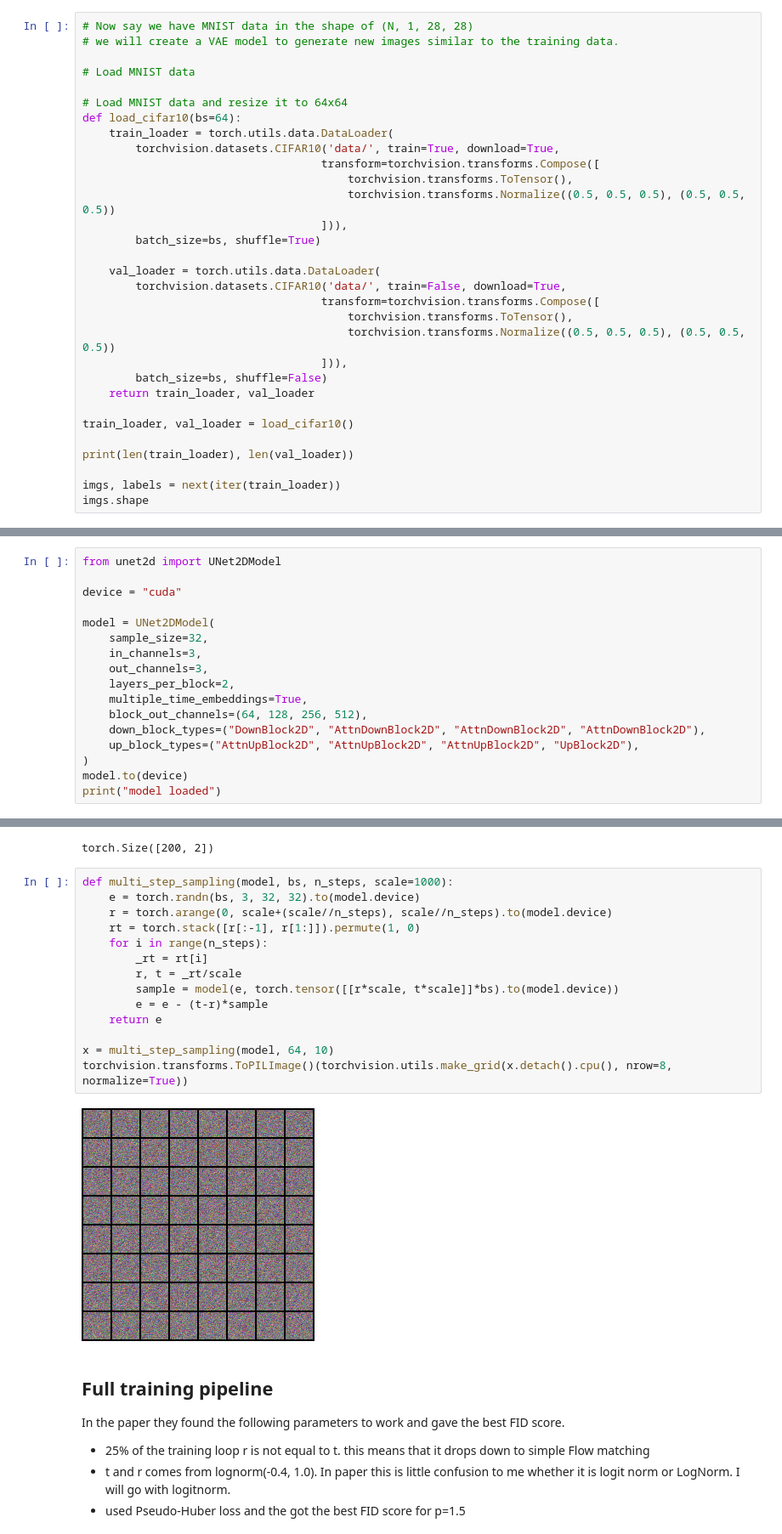
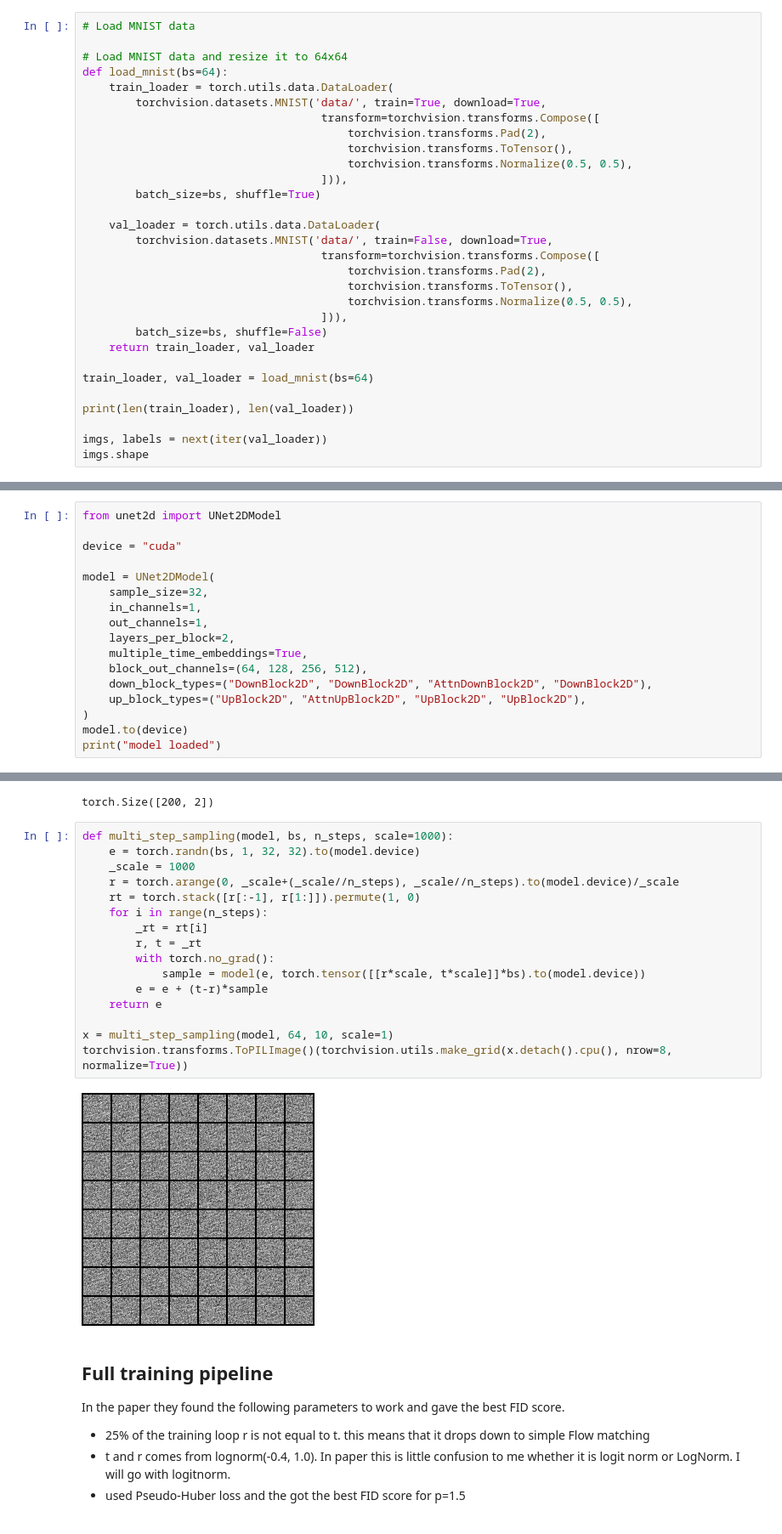
Before and after one commit to prakashjayy/genai, a Jupyter notebook: flow/02_mean_flow.ipynb, the cells around one changed output, grey strips where cells are left out. Shown at 85% size. Cells and saved outputs as stored; diff of their text form.

```diff
--- a/flow/02_mean_flow.ipynb
+++ b/flow/02_mean_flow.ipynb
@@ -127,32 +204,31 @@ we can see that both are same. we will now learn why this is important and how i
 # %%
-# Now say we have MNIST data in the shape of (N, 1, 28, 28)
-# we will create a VAE model to generate new images similar to the training data.
-
 # Load MNIST data
 
 # Load MNIST data and resize it to 64x64
-def load_cifar10(bs=64):
+def load_mnist(bs=64):
     train_loader = torch.utils.data.DataLoader(
-        torchvision.datasets.CIFAR10('data/', train=True, download=True,
+        torchvision.datasets.MNIST('data/', train=True, download=True,
                                     transform=torchvision.transforms.Compose([
+                                        torchvision.transforms.Pad(2),
                                         torchvision.transforms.ToTensor(),
-                                        torchvision.transforms.Normalize((0.5, 0.5, 0.5), (0.5, 0.5, 0.5))
+                                        torchvision.transforms.Normalize(0.5, 0.5),
                                     ])),
         batch_size=bs, shuffle=True)
 
     val_loader = torch.utils.data.DataLoader(
-        torchvision.datasets.CIFAR10('data/', train=False, download=True,
+        torchvision.datasets.MNIST('data/', train=False, download=True,
                                     transform=torchvision.transforms.Compose([
+                                        torchvision.transforms.Pad(2),
                                         torchvision.transforms.ToTensor(),
-                                        torchvision.transforms.Normalize((0.5, 0.5, 0.5), (0.5, 0.5, 0.5))
+                                        torchvision.transforms.Normalize(0.5, 0.5),
                                     ])),
         batch_size=bs, shuffle=False)
     return train_loader, val_loader
 
-train_loader, val_loader = load_cifar10()
+train_loader, val_loader = load_mnist(bs=64)
 
 print(len(train_loader), len(val_loader))
 
-imgs, labels = next(iter(train_loader))
+imgs, labels = next(iter(val_loader))
 imgs.shape
 # %% [output]
@@ -230,13 +307,13 @@ device = "cuda"
 
 model = UNet2DModel(
     sample_size=32,
-    in_channels=3,
-    out_channels=3,
+    in_channels=1,
+    out_channels=1,
     layers_per_block=2,
     multiple_time_embeddings=True,
     block_out_channels=(64, 128, 256, 512),
-    down_block_types=("DownBlock2D", "AttnDownBlock2D", "AttnDownBlock2D", "AttnDownBlock2D"),
-    up_block_types=("AttnUpBlock2D", "AttnUpBlock2D", "AttnUpBlock2D", "UpBlock2D"),
+    down_block_types=("DownBlock2D", "DownBlock2D", "AttnDownBlock2D", "DownBlock2D"),
+    up_block_types=("UpBlock2D", "AttnUpBlock2D", "UpBlock2D", "UpBlock2D"),
 )
 model.to(device)
 print("model loaded")
@@ -316,20 +446,22 @@ rt.shape
 torch.Size([200, 2])
 # %%
 def multi_step_sampling(model, bs, n_steps, scale=1000):
-    e = torch.randn(bs, 3, 32, 32).to(model.device)
-    r = torch.arange(0, scale+(scale//n_steps), scale//n_steps).to(model.device)
+    e = torch.randn(bs, 1, 32, 32).to(model.device)
+    _scale = 1000
+    r = torch.arange(0, _scale+(_scale//n_steps), _scale//n_steps).to(model.device)/_scale
     rt = torch.stack([r[:-1], r[1:]]).permute(1, 0)
     for i in range(n_steps):
         _rt = rt[i]
-        r, t = _rt/scale
-        sample = model(e, torch.tensor([[r*scale, t*scale]]*bs).to(model.device))
-        e = e - (t-r)*sample
+        r, t = _rt
+        with torch.no_grad():
+            sample = model(e, torch.tensor([[r*scale, t*scale]]*bs).to(model.device))
+        e = e + (t-r)*sample
     return e
 
-x = multi_step_sampling(model, 64, 10)
+x = multi_step_sampling(model, 64, 10, scale=1)
 torchvision.transforms.ToPILImage()(torchvision.utils.make_grid(x.detach().cpu(), nrow=8, normalize=True))
 # %% [output]
-[figure, old version]
+[figure, new version]
 # %% [markdown]
 ## Full training pipeline
 
```
Also changed, not shown: parts of 27 cells of this notebook.
